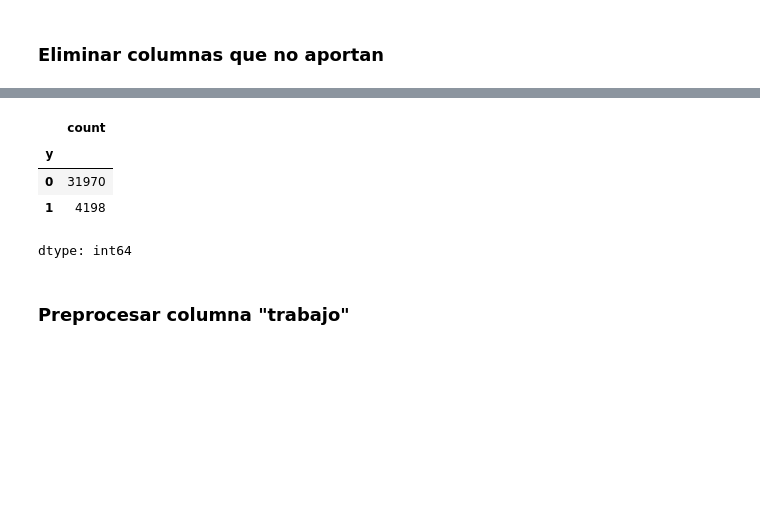
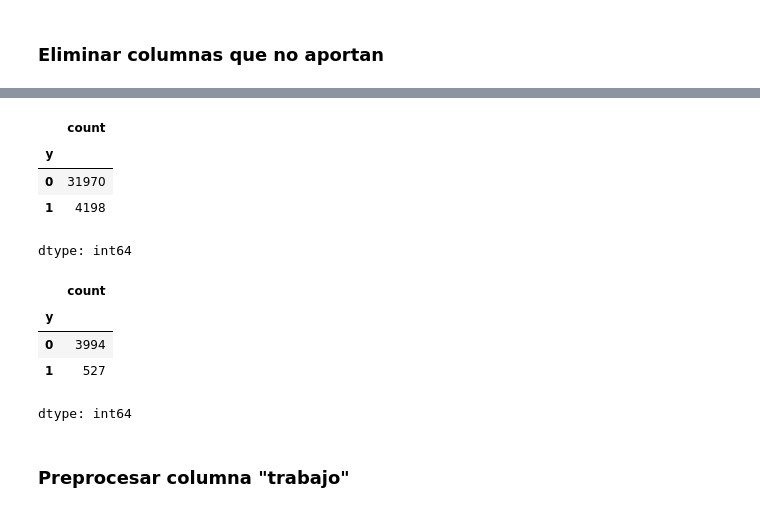
Before and after one commit to BruceGabr/Neurokup-III, a Jupyter notebook: notebooks/03_preprocessing.ipynb, the cells around one changed output, grey strips where cells are left out. Saved outputs shown, nothing was run; the diff lists cells and outputs as text; code cells hidden in the pictures; blank space fills up the shorter version.

```diff
--- a/notebooks/03_preprocessing.ipynb
+++ b/notebooks/03_preprocessing.ipynb
@@ -145,12 +122,18 @@ dtypes: float64(1), int64(5), object(10)
 memory usage: 565.4+ KB
-# %%
-train_copy["y"].value_counts()
-# %% [output]
-|  | count |
-| y |  |
-| 0 | 31970 |
-| 1 | 4198 |
-dtype: int64
+# %%
+display(train_copy["y"].value_counts())
+display(test_public_copy["y"].value_counts())
+# %% [output]
+|  | count |
+| y |  |
+| 0 | 31970 |
+| 1 | 4198 |
+dtype: int64
+|  | count |
+| y |  |
+| 0 | 3994 |
+| 1 | 527 |
+dtype: int64
 # %% [markdown]
 ### Preprocesar columna "trabajo"
 # %%
```
Also changed, not shown: parts of 46 cells of this notebook.
